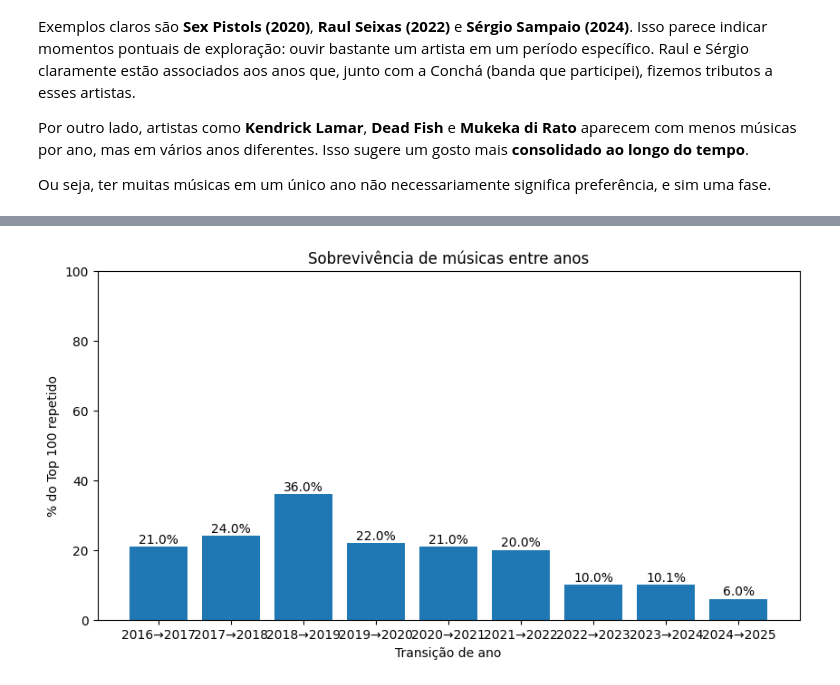
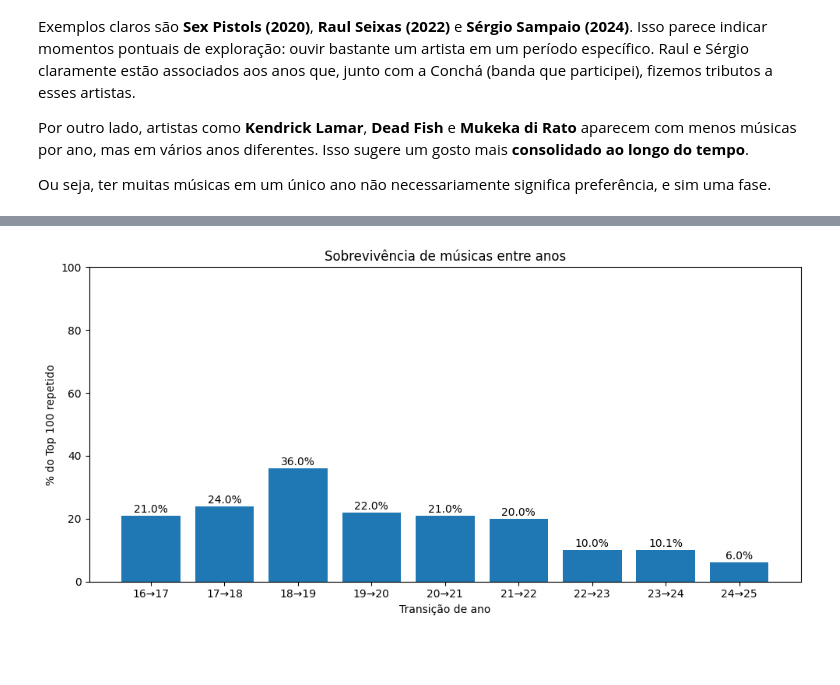
Before and after one commit to filipedbrito/spotify-eclecticism, a Jupyter notebook: notebooks/exploratory_analysis.ipynb, the cells around one changed output, grey strips where cells are left out. Drawn from its saved outputs; the diff is of its cells as text; code cells hidden in the pictures; blank space fills up the shorter version.

```diff
--- a/notebooks/exploratory_analysis.ipynb
+++ b/notebooks/exploratory_analysis.ipynb
@@ -339,33 +396,34 @@ for i in range(1, len(years)):
     repeated = len(prev_tracks & current_tracks)
 
     data.append({
-        "year_transition": f"{prev_year}→{year}",
+        "year_transition": f"{str(prev_year)[2:]}→{str(year)[2:]}",  # eixo mais compacto
         "repeated_tracks": repeated,
         "percent": repeated / len(current_tracks) * 100
     })
 
 result = pd.DataFrame(data)
 
-# gráfico
 plt.figure(figsize=(10,5))
 
 bars = plt.bar(result["year_transition"], result["percent"])
 
 plt.ylabel("% do Top 100 repetido")
 plt.xlabel("Transição de ano")
 plt.title("Sobrevivência de músicas entre anos")
 
 # colocar valores nas barras
 for bar, value in zip(bars, result["percent"]):
     plt.text(
         bar.get_x() + bar.get_width()/2,
         bar.get_height() + 1,
         f"{value:.1f}%",
         ha="center"
     )
 
 plt.ylim(0,100)
 
+plt.tight_layout()
+
 plt.show()
 # %% [output]
-[figure, old version]
+[figure, new version]
```
Also changed, not shown: parts of 2 cells of this notebook, 1 other file.
